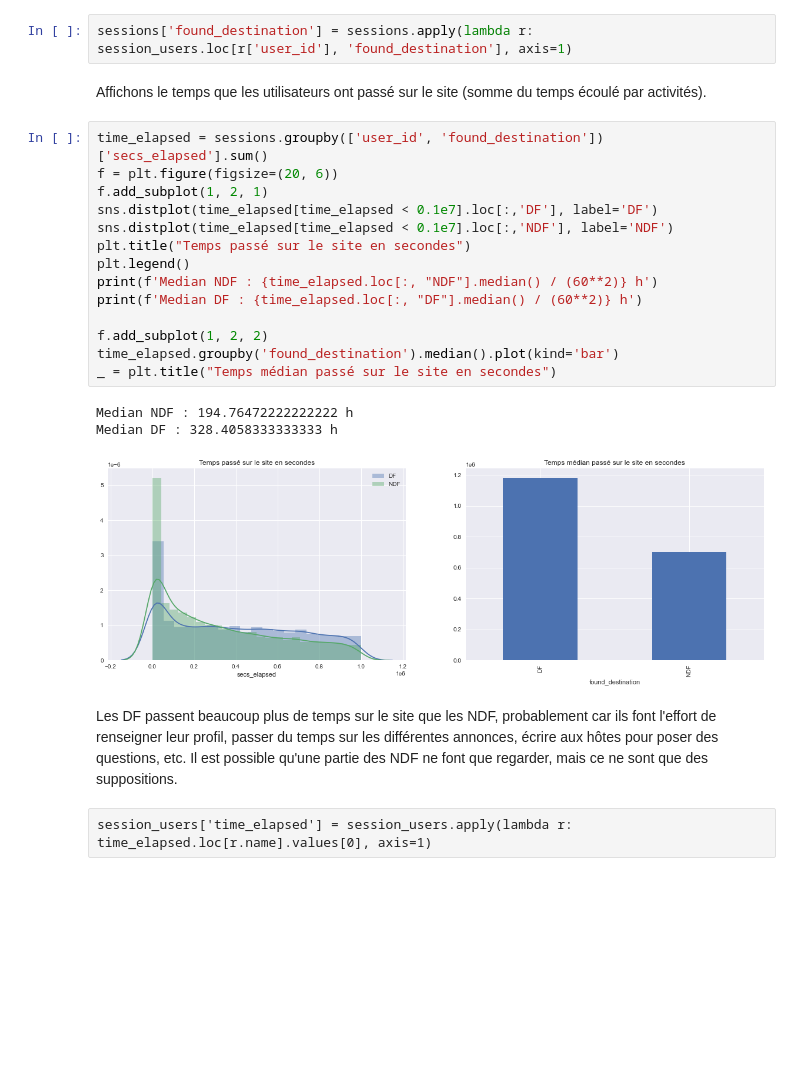
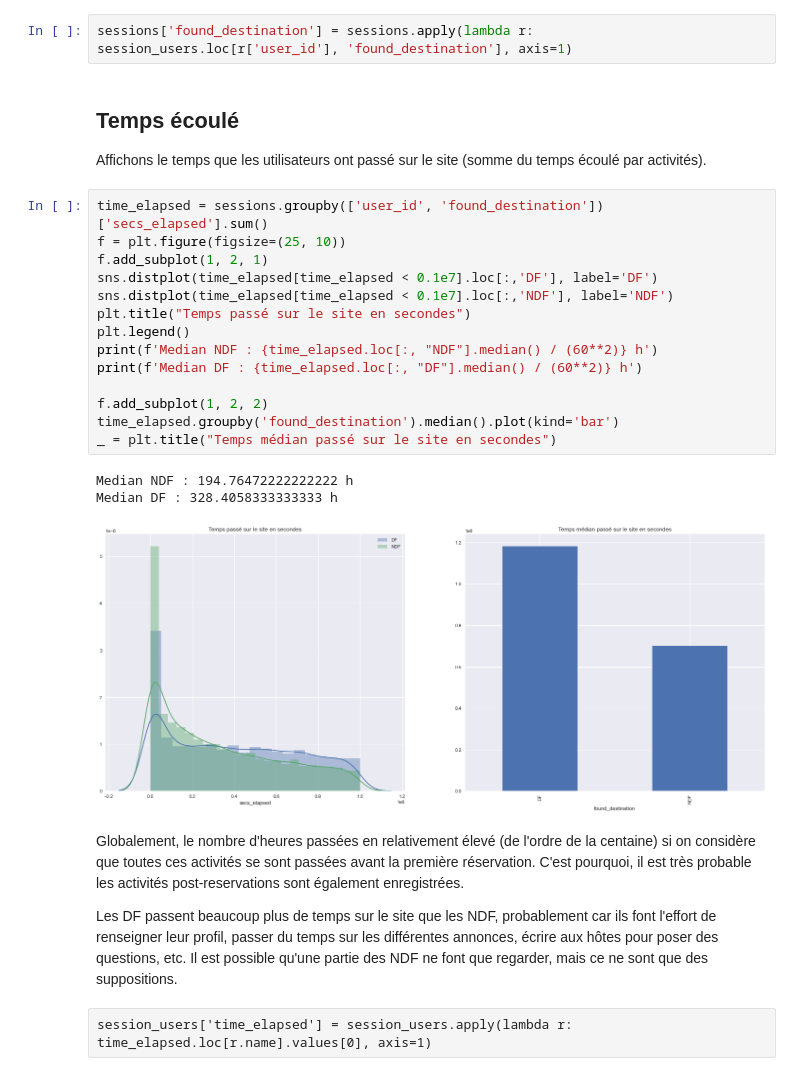
Before and after one commit to vesran/BookerGuess, a Jupyter notebook: _3_analyse_des_sessions.ipynb, the cells around one changed output. Cells and saved outputs as stored; diff of their text form; blank space fills up the shorter version.

```diff
--- a/_3_analyse_des_sessions.ipynb
+++ b/_3_analyse_des_sessions.ipynb
@@ -51,26 +51,30 @@ On a 20000 + 20000 utilisateurs DF et NDF.
 # %%
 sessions['found_destination'] = sessions.apply(lambda r: session_users.loc[r['user_id'], 'found_destination'], axis=1)
 # %% [markdown]
+## Temps écoulé
+
 Affichons le temps que les utilisateurs ont passé sur le site (somme du temps écoulé par activités).
 # %%
 time_elapsed = sessions.groupby(['user_id', 'found_destination'])['secs_elapsed'].sum()
-f = plt.figure(figsize=(20, 6))
+f = plt.figure(figsize=(25, 10))
 f.add_subplot(1, 2, 1)
 sns.distplot(time_elapsed[time_elapsed < 0.1e7].loc[:,'DF'], label='DF')
 sns.distplot(time_elapsed[time_elapsed < 0.1e7].loc[:,'NDF'], label='NDF')
 plt.title("Temps passé sur le site en secondes")
 plt.legend()
 print(f'Median NDF : {time_elapsed.loc[:, "NDF"].median() / (60**2)} h')
 print(f'Median DF : {time_elapsed.loc[:, "DF"].median() / (60**2)} h')
 
 f.add_subplot(1, 2, 2)
 time_elapsed.groupby('found_destination').median().plot(kind='bar')
 _ = plt.title("Temps médian passé sur le site en secondes")
 # %% [output]
 Median NDF : 194.76472222222222 h
 Median DF : 328.4058333333333 h
-[figure, old version]
+[figure, new version]
 # %% [markdown]
+Globalement, le nombre d'heures passées en relativement élevé (de l'ordre de la centaine) si on considère que toutes ces activités se sont passées avant la première réservation. C'est pourquoi, il est très probable les activités post-reservations sont également enregistrées.
+
 Les DF passent beaucoup plus de temps sur le site que les NDF, probablement car ils font l'effort de renseigner leur profil, passer du temps sur les différentes annonces, écrire aux hôtes pour poser des questions, etc. Il est possible qu'une partie des NDF ne font que regarder, mais ce ne sont que des suppositions.
 # %% [raw]
 session_users['time_elapsed'] = session_users.apply(lambda r: time_elapsed.loc[r.name].values[0], axis=1)
```
Also changed, not shown: parts of 10 cells of this notebook.
